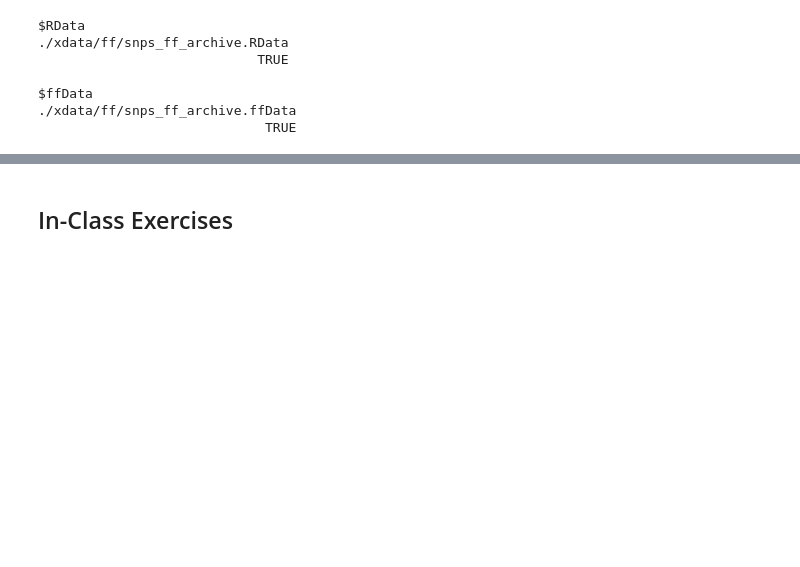
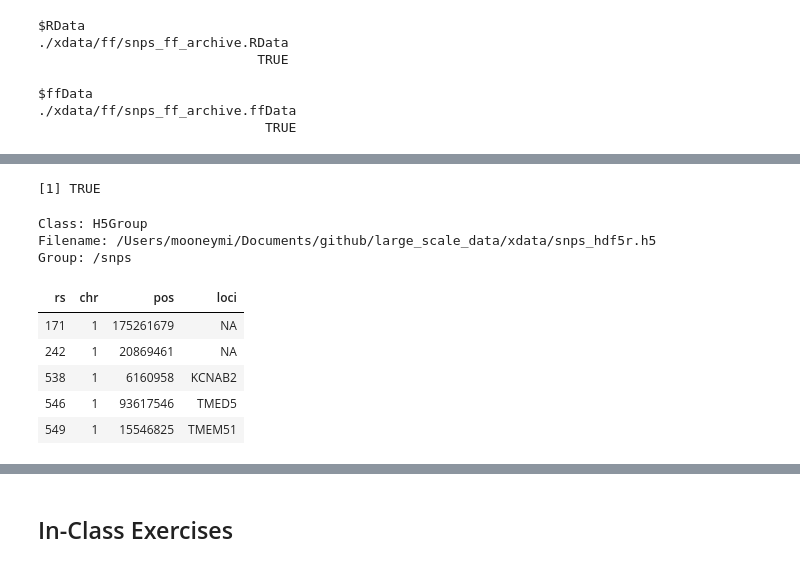
Before and after one commit to mooneymi/large_scale_data, a Jupyter notebook: BMI535_Week3_R_Data_Solutions.ipynb, the cells around one changed output, grey strips where cells are left out. Drawn from its saved outputs; the diff is of its cells as text; code cells hidden in the pictures; blank space fills up the shorter version.

```diff
--- a/BMI535_Week3_R_Data_Solutions.ipynb
+++ b/BMI535_Week3_R_Data_Solutions.ipynb
@@ -922,0 +844,8 @@ H5close()
+# %%
+## Create a new HDF5 file
+if (file.exists("./xdata/snps_hdf5r.h5")) {
+    file.remove("./xdata/snps_hdf5r.h5")
+}
+new_h5_file = H5File$new("./xdata/snps_hdf5r.h5", mode='w')
+# %% [output]
+[1] TRUE
@@ -922,0 +856,19 @@ H5close()
+# %%
+snps_grp
+# %% [output]
+Class: H5Group
+Filename: /Users/mooneymi/Documents/github/large_scale_data/xdata/snps_hdf5r.h5
+Group: /snps
+# %%
+## Add the snps dataframe as a dataset
+snps_grp[['table']] = snps
+# %%
+## Note: compound datasets can't be indexed in 2 dimensions
+snps_grp[['table']][1:5]
+# %% [output]
+| rs | chr | pos | loci |
+| 171 | 1 | 175261679 | NA |
+| 242 | 1 | 20869461 | NA |
+| 538 | 1 | 6160958 | KCNAB2 |
+| 546 | 1 | 93617546 | TMED5 |
+| 549 | 1 | 15546825 | TMEM51 |
```
Also changed, not shown: parts of 82 cells of this notebook.
